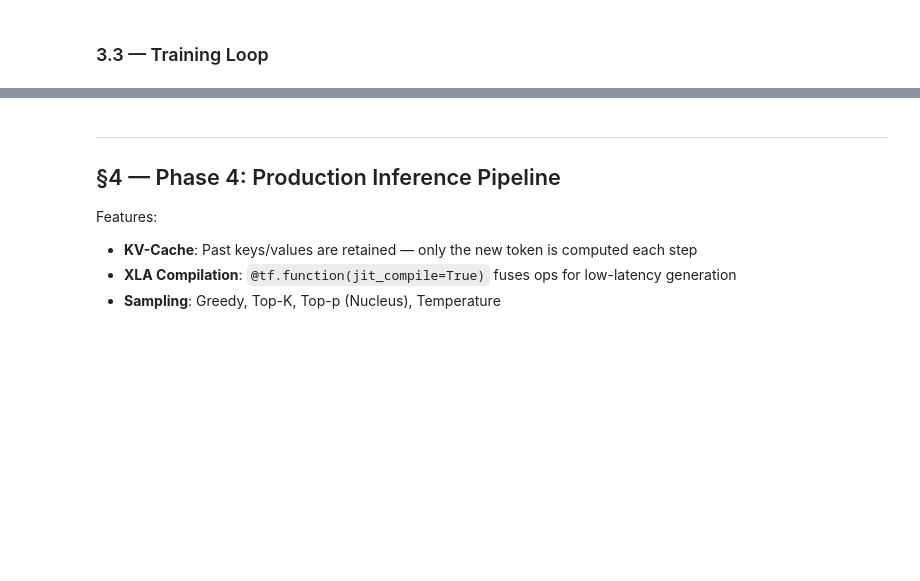
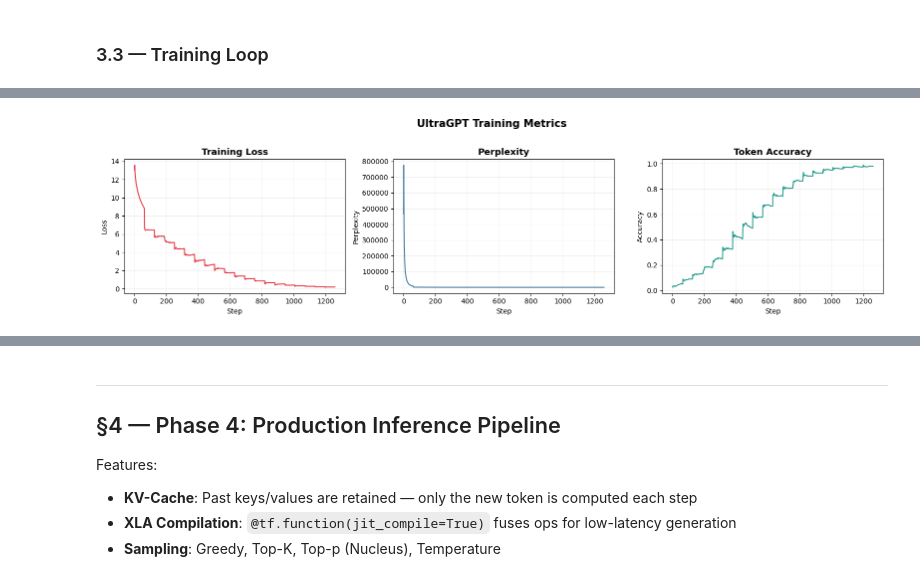
Before and after one commit to Akinleyejoshua/ultra_gpt, a Jupyter notebook: notebook.ipynb, the cells around one changed output, grey strips where cells are left out. Saved outputs shown, nothing was run; the diff lists cells and outputs as text; code cells hidden in the pictures; blank space fills up the shorter version.

```diff
--- a/notebook.ipynb
+++ b/notebook.ipynb
@@ -523,33 +739,35 @@ history = model.fit(
 # %%
 # Plot training metrics
 fig, axes = plt.subplots(1, 3, figsize=(16, 4))
 
 # Loss
 axes[0].plot(step_metrics.history["loss"], color="#e63946", linewidth=1.5)
 axes[0].set_title("Training Loss", fontsize=13, fontweight="bold")
 axes[0].set_xlabel("Step")
 axes[0].set_ylabel("Loss")
 axes[0].grid(True, alpha=0.2)
 
 # Perplexity
-if "perplexity" in history.history:
+if len(step_metrics.history["perplexity"]) > 0:
     axes[1].plot(step_metrics.history["perplexity"], color="#457b9d", linewidth=1.5)
     axes[1].set_title("Perplexity", fontsize=13, fontweight="bold")
     axes[1].set_xlabel("Step")
     axes[1].set_ylabel("Perplexity")
     axes[1].grid(True, alpha=0.2)
 
 # Accuracy
-if "accuracy" in history.history:
+if len(step_metrics.history["accuracy"]) > 0:
     axes[2].plot(step_metrics.history["accuracy"], color="#2a9d8f", linewidth=1.5)
     axes[2].set_title("Token Accuracy", fontsize=13, fontweight="bold")
     axes[2].set_xlabel("Step")
     axes[2].set_ylabel("Accuracy")
     axes[2].grid(True, alpha=0.2)
 
 plt.suptitle("UltraGPT Training Metrics", fontsize=15, fontweight="bold", y=1.02)
 plt.tight_layout()
 plt.show()
+# %% [output]
+[figure, added]
 # %%
 # Save trained weights
 os.makedirs("output", exist_ok=True)
```
Also changed, not shown: parts of 34 cells of this notebook, 13 other files.
